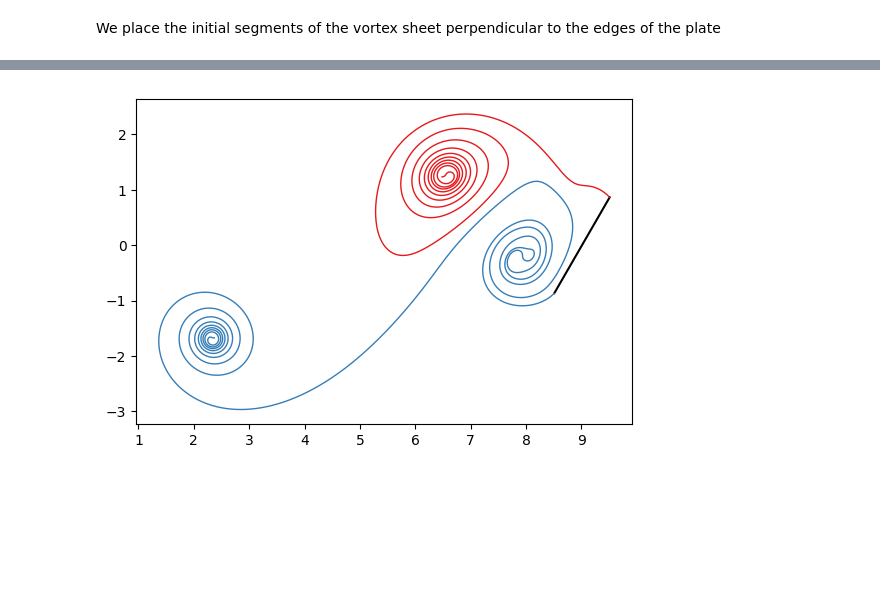
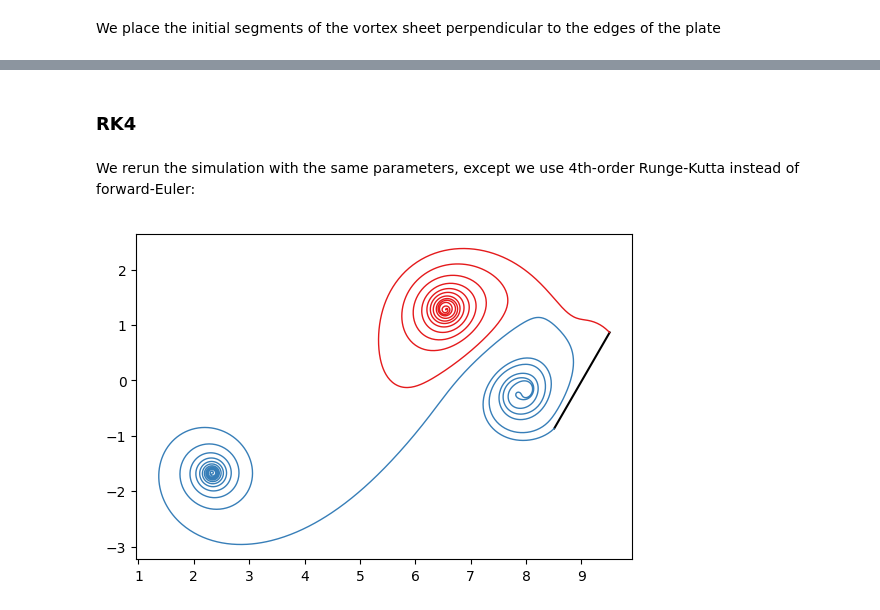
Before and after one commit to darwindarak/PotentialFlow.jl, a Jupyter notebook: examples/Translating Plate - 60°.ipynb, the cells around one changed output, grey strips where cells are left out. Saved outputs shown, nothing was run; the diff lists cells and outputs as text; code cells hidden in the pictures; blank space fills up the shorter version.

```diff
--- a/examples/Translating Plate - 60°.ipynb
+++ b/examples/Translating Plate - 60°.ipynb
@@ -88,14 +105,11 @@ ẋs = (motion, allocate_velocity(ambient_sys));
 # %%
 for t in 0.0:Δt:9.0
-
-    Vortex.Plates.enforce_no_flow_through!(plate, motion, ambient_sys)
-
-    Vortex.reset_velocity!(ẋs, sys)
-    Vortex.self_induce_velocity!(ẋs, sys)
-    Vortex.advect!(sys, sys, ẋs, Δt)
+    forward_euler!(sys, sys, t, Δt, compute_ẋ!, advect!, ẋs)
 
     filter_sheet!(sheet₊, 3Δt, 6Δt)
     filter_sheet!(sheet₋, 3Δt, 6Δt)
 
     shed_new_vorticity!(sheet₊, sheet₋, plate, motion, lesp, tesp)
 end
+
+plot_system(sys);
@@ -102,4 +118,38 @@ end
-# %%
-plot_system(sys);
-# %% [output]
-[figure, removed]
+# %% [markdown]
+### RK4
+# %% [markdown]
+We rerun the simulation with the same parameters, except we use 4th-order Runge-Kutta instead of forward-Euler:
+# %%
+plate = Vortex.Plate(N, L, zero(Complex128), α)
+motion = Vortex.Plates.PlateMotion(ċ, 0.0)
+
+Δz₀ = im*Δt*exp(im*α)
+z₋, z₊ = plate.zs[[1,N]]
+
+sheet₊ = Vortex.Sheet([0.5, 1.5] .* Δz₀ + z₊, [0.0, 1.0], δ)
+sheet₋ = Vortex.Sheet([0.5, 1.5] .* Δz₀ + z₋, [0.0, 1.0], δ)
+
+Vortex.Plates.enforce_no_flow_through!(plate, motion, ())
+Γ₊, Γ₋, _, _ = Vortex.Plates.vorticity_flux(plate, sheet₊, sheet₋, lesp, tesp);
+
+sheet₊ = Vortex.Sheet([0.5, 1.5] .* Δz₀ + z₊, [0.0, Γ₊], δ)
+sheet₋ = Vortex.Sheet([0.5, 1.5] .* Δz₀ + z₋, [0.0, Γ₋], δ)
+
+ambient_sys = (sheet₊, sheet₋)
+sys₋ = (plate, ambient_sys)
+sys₊ = deepcopy(sys₋)
+ẋs = [(motion, allocate_velocity(ambient_sys)) for k in 1:4];
+# %%
+for t in 0.0:Δt:9.0
+    rk4!(sys₊, sys₋, t, Δt, compute_ẋ!, advect!, ẋs)
+
+    filter_sheet!(sys₊[2][1], 3Δt, 6Δt)
+    filter_sheet!(sys₊[2][2], 3Δt, 6Δt)
+
+    shed_new_vorticity!(sys₊[2][1], sys₊[2][2], sys₊[1], motion, lesp, tesp)
+    sys₊, sys₋ = sys₋, sys₊
+end
+
+plot_system(sys₋);
+# %% [output]
+[figure, added]
```
Also changed, not shown: parts of 5 cells of this notebook, 8 other files.
